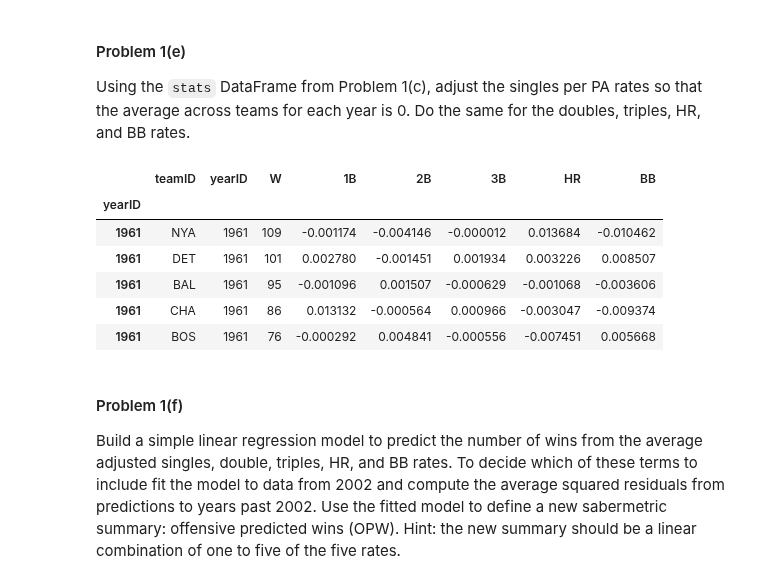
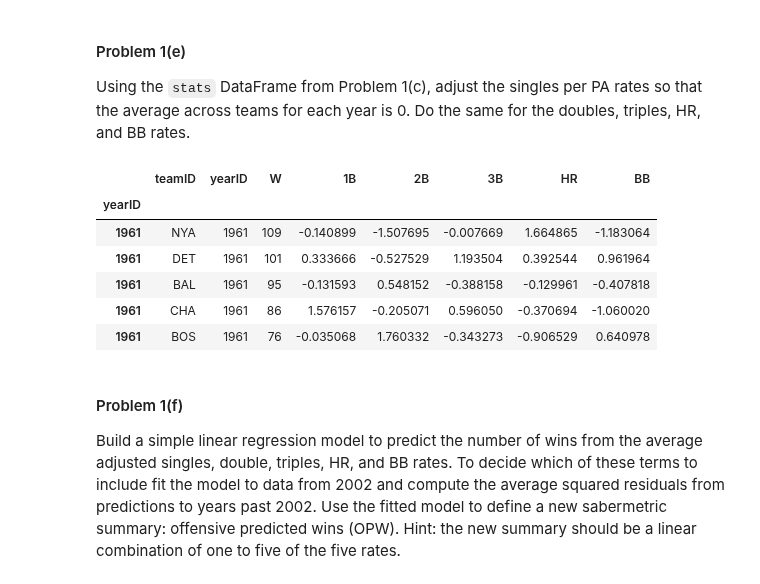
Before and after one commit to snazrul1/ssnazrul, a Jupyter notebook: DSE220/HW2/Assignment_2.ipynb, the cells around one changed output. Cells and saved outputs as stored; diff of their text form; code cells hidden in the pictures.

```diff
--- a/DSE220/HW2/Assignment_2.ipynb
+++ b/DSE220/HW2/Assignment_2.ipynb
@@ -167,17 +167,17 @@ Using the `stats` DataFrame from Problem 1(c), adjust the singles per PA rates s
 # %%
 ### Your code here ###
 
 stats.index = stats['yearID']
-stats[stats_header] = stats[stats_header] - stats.groupby('yearID')[stats_header].mean()
+stats[stats_header] = stats.groupby('yearID')[stats_header].apply(lambda x:(x - x.mean())/(x.std()))
 stats.head()
 # %% [output]
 |  | teamID | yearID | W | 1B | 2B | 3B | HR | BB |
 | yearID |  |  |  |  |  |  |  |  |
-| 1961 | NYA | 1961 | 109 | -0.001174 | -0.004146 | -0.000012 | 0.013684 | -0.010462 |
-| 1961 | DET | 1961 | 101 | 0.002780 | -0.001451 | 0.001934 | 0.003226 | 0.008507 |
-| 1961 | BAL | 1961 | 95 | -0.001096 | 0.001507 | -0.000629 | -0.001068 | -0.003606 |
-| 1961 | CHA | 1961 | 86 | 0.013132 | -0.000564 | 0.000966 | -0.003047 | -0.009374 |
-| 1961 | BOS | 1961 | 76 | -0.000292 | 0.004841 | -0.000556 | -0.007451 | 0.005668 |
+| 1961 | NYA | 1961 | 109 | -0.140899 | -1.507695 | -0.007669 | 1.664865 | -1.183064 |
+| 1961 | DET | 1961 | 101 | 0.333666 | -0.527529 | 1.193504 | 0.392544 | 0.961964 |
+| 1961 | BAL | 1961 | 95 | -0.131593 | 0.548152 | -0.388158 | -0.129961 | -0.407818 |
+| 1961 | CHA | 1961 | 86 | 1.576157 | -0.205071 | 0.596050 | -0.370694 | -1.060020 |
+| 1961 | BOS | 1961 | 76 | -0.035068 | 1.760332 | -0.343273 | -0.906529 | 0.640978 |
 # %% [markdown]
 #### Problem 1(f)
 
```
Also changed, not shown: parts of 18 cells of this notebook.
